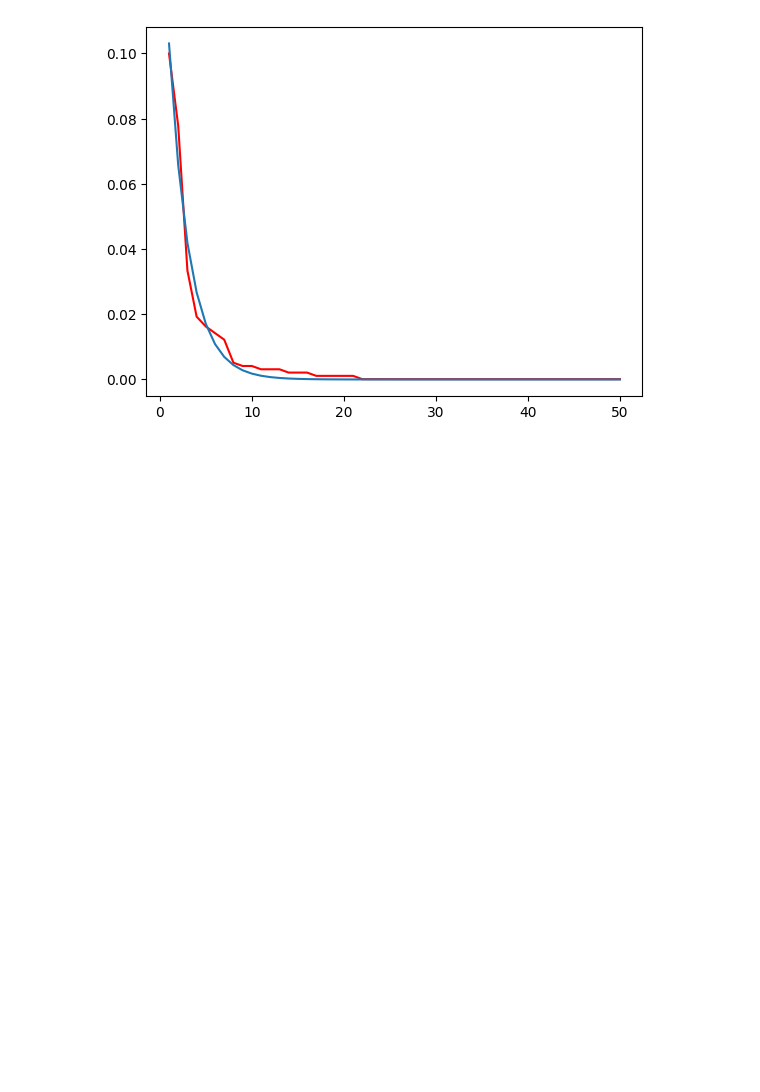
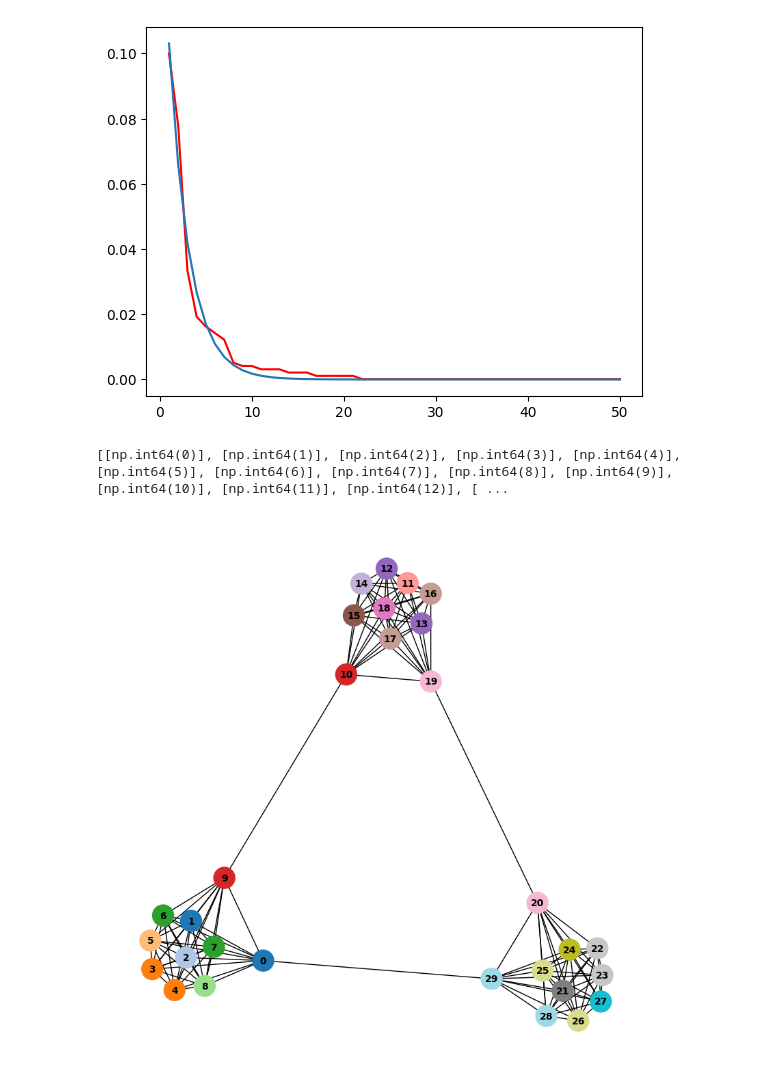
Before and after one commit to frilip/Distance-Quality-Community-Detection, a Jupyter notebook: gamma_tests.ipynb, the cells around one changed output. Drawn from its saved outputs; the diff is of its cells as text; code cells hidden in the pictures; blank space fills up the shorter version.

```diff
--- a/gamma_tests.ipynb
+++ b/gamma_tests.ipynb
@@ -58,0 +63,12 @@ plt.savefig('./plots/gammas_aproximations.pdf')
+# %%
+gamma = 0.02
+clusters = 3
+cluster_nodes = 10
+g = generate_full_cluster_graph_same_size(clusters, cluster_nodes)
+comm = newman_greedy_distance(g, gamma)
+print(comm)
+color_communities(g,comm)
+plt.savefig('./plots/gammachange'+str(clusters)+','+str(cluster_nodes)+'gamma='+str(gamma)+'.pdf')
+# %% [output]
+[[np.int64(0)], [np.int64(1)], [np.int64(2)], [np.int64(3)], [np.int64(4)], [np.int64(5)], [np.int64(6)], [np.int64(7)], [np.int64(8)], [np.int64(9)], [np.int64(10)], [np.int64(11)], [np.int64(12)], [ ...
+[figure, added]
```
Also changed, not shown: parts of 4 cells of this notebook, 33 other files.
